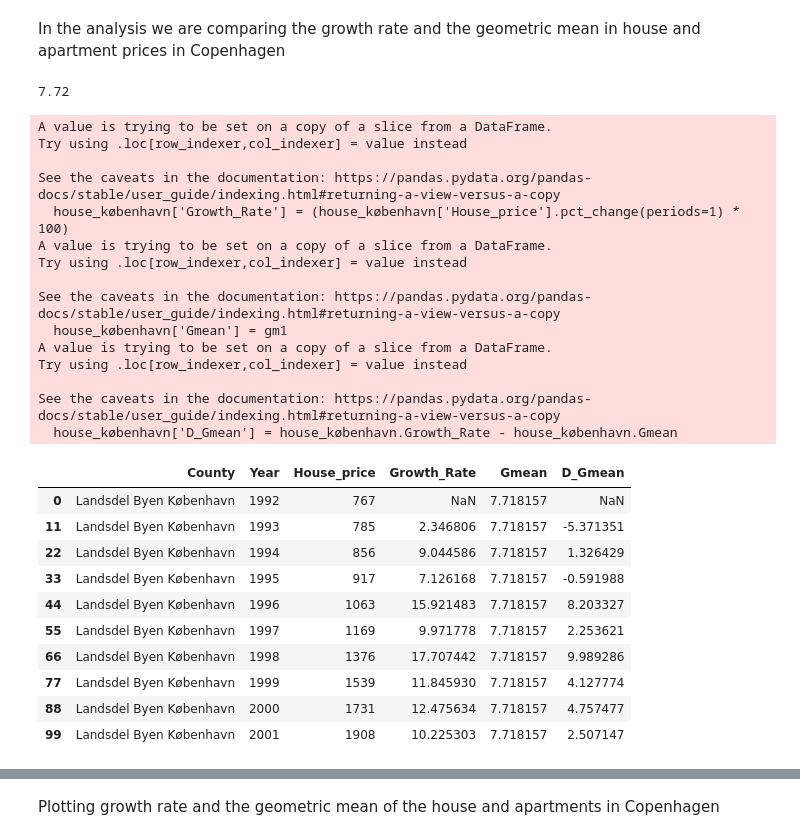
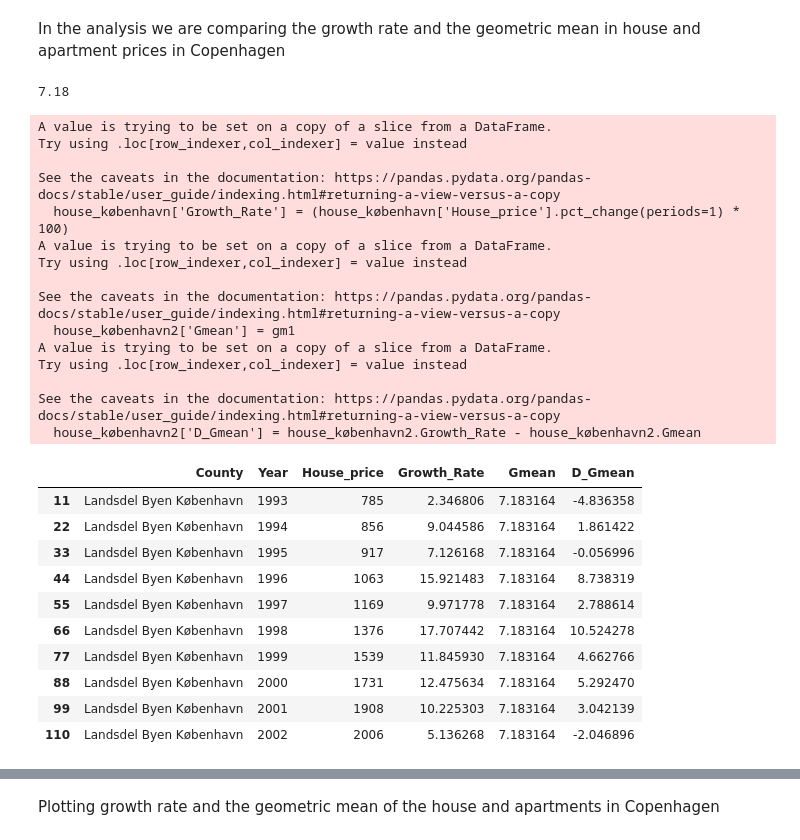
Before and after one commit to NumEconCopenhagen/projects-2023-jps, a Jupyter notebook: dataproject/dataproject.ipynb, the cells around one changed output, grey strips where cells are left out. Drawn from its saved outputs; the diff is of its cells as text; code cells hidden in the pictures.

```diff
--- a/dataproject/dataproject.ipynb
+++ b/dataproject/dataproject.ipynb
@@ -265,39 +280,38 @@ In the analysis we are comparing the growth rate and the geometric mean in house
 # %%
 # We calculate the growthrate and the geometric mean
 house_københavn['Growth_Rate'] = (house_københavn['House_price'].pct_change(periods=1) * 100)
-def g_mean(x):
-    a = np.log(x)
-    return np.exp(a.mean())
-gm1 = g_mean(house_københavn['Growth_Rate'])
+# We drop the NaN value from the dataset
+house_københavn2 = house_københavn.tail(-1)
+gm1 = (gmean(house_københavn2['Growth_Rate'] / 100 + 1)-1)*100
 print ("%.2f" % gm1)
-house_københavn['Gmean'] = gm1
-house_københavn['D_Gmean'] = house_københavn.Growth_Rate - house_københavn.Gmean
-house_københavn.head(10)
+house_københavn2['Gmean'] = gm1
+house_københavn2['D_Gmean'] = house_københavn2.Growth_Rate - house_københavn2.Gmean
+house_københavn2.head(10)
 # %% [output]
-7.72
+7.18
 A value is trying to be set on a copy of a slice from a DataFrame.
 Try using .loc[row_indexer,col_indexer] = value instead
 
 See the caveats in the documentation: https://pandas.pydata.org/pandas-docs/stable/user_guide/indexing.html#returning-a-view-versus-a-copy
   house_københavn['Growth_Rate'] = (house_københavn['House_price'].pct_change(periods=1) * 100)
 A value is trying to be set on a copy of a slice from a DataFrame.
 Try using .loc[row_indexer,col_indexer] = value instead
 
 See the caveats in the documentation: https://pandas.pydata.org/pandas-docs/stable/user_guide/indexing.html#returning-a-view-versus-a-copy
-  house_københavn['Gmean'] = gm1
+  house_københavn2['Gmean'] = gm1
 A value is trying to be set on a copy of a slice from a DataFrame.
 Try using .loc[row_indexer,col_indexer] = value instead
 
 See the caveats in the documentation: https://pandas.pydata.org/pandas-docs/stable/user_guide/indexing.html#returning-a-view-versus-a-copy
-  house_københavn['D_Gmean'] = house_københavn.Growth_Rate - house_københavn.Gmean
+  house_københavn2['D_Gmean'] = house_københavn2.Growth_Rate - house_københavn2.Gmean
 |  | County | Year | House_price | Growth_Rate | Gmean | D_Gmean |
-| 0 | Landsdel Byen København | 1992 | 767 | NaN | 7.718157 | NaN |
-| 11 | Landsdel Byen København | 1993 | 785 | 2.346806 | 7.718157 | -5.371351 |
-| 22 | Landsdel Byen København | 1994 | 856 | 9.044586 | 7.718157 | 1.326429 |
-| 33 | Landsdel Byen København | 1995 | 917 | 7.126168 | 7.718157 | -0.591988 |
-| 44 | Landsdel Byen København | 1996 | 1063 | 15.921483 | 7.718157 | 8.203327 |
-| 55 | Landsdel Byen København | 1997 | 1169 | 9.971778 | 7.718157 | 2.253621 |
-| 66 | Landsdel Byen København | 1998 | 1376 | 17.707442 | 7.718157 | 9.989286 |
-| 77 | Landsdel Byen København | 1999 | 1539 | 11.845930 | 7.718157 | 4.127774 |
-| 88 | Landsdel Byen København | 2000 | 1731 | 12.475634 | 7.718157 | 4.757477 |
-| 99 | Landsdel Byen København | 2001 | 1908 | 10.225303 | 7.718157 | 2.507147 |
+| 11 | Landsdel Byen København | 1993 | 785 | 2.346806 | 7.183164 | -4.836358 |
+| 22 | Landsdel Byen København | 1994 | 856 | 9.044586 | 7.183164 | 1.861422 |
+| 33 | Landsdel Byen København | 1995 | 917 | 7.126168 | 7.183164 | -0.056996 |
+| 44 | Landsdel Byen København | 1996 | 1063 | 15.921483 | 7.183164 | 8.738319 |
+| 55 | Landsdel Byen København | 1997 | 1169 | 9.971778 | 7.183164 | 2.788614 |
+| 66 | Landsdel Byen København | 1998 | 1376 | 17.707442 | 7.183164 | 10.524278 |
+| 77 | Landsdel Byen København | 1999 | 1539 | 11.845930 | 7.183164 | 4.662766 |
+| 88 | Landsdel Byen København | 2000 | 1731 | 12.475634 | 7.183164 | 5.292470 |
+| 99 | Landsdel Byen København | 2001 | 1908 | 10.225303 | 7.183164 | 3.042139 |
+| 110 | Landsdel Byen København | 2002 | 2006 | 5.136268 | 7.183164 | -2.046896 |
```
Also changed, not shown: parts of 6 cells of this notebook.
